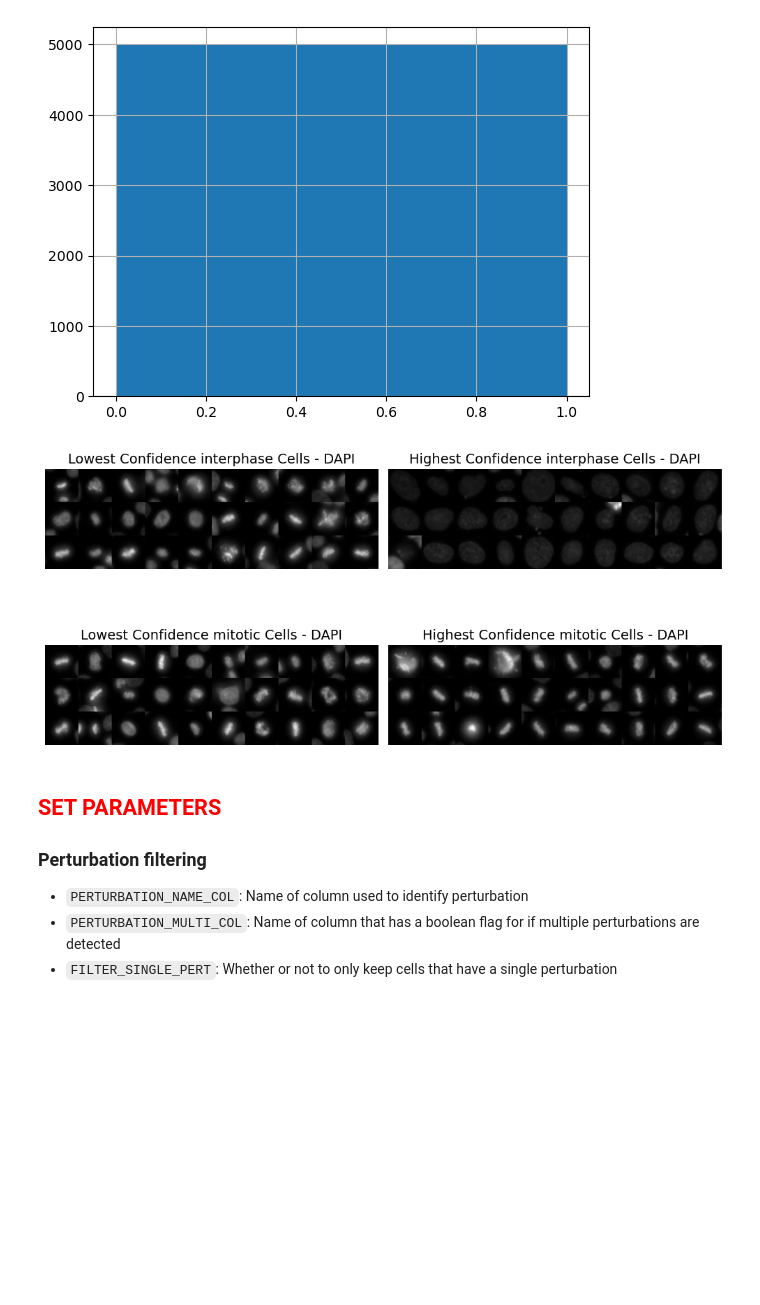
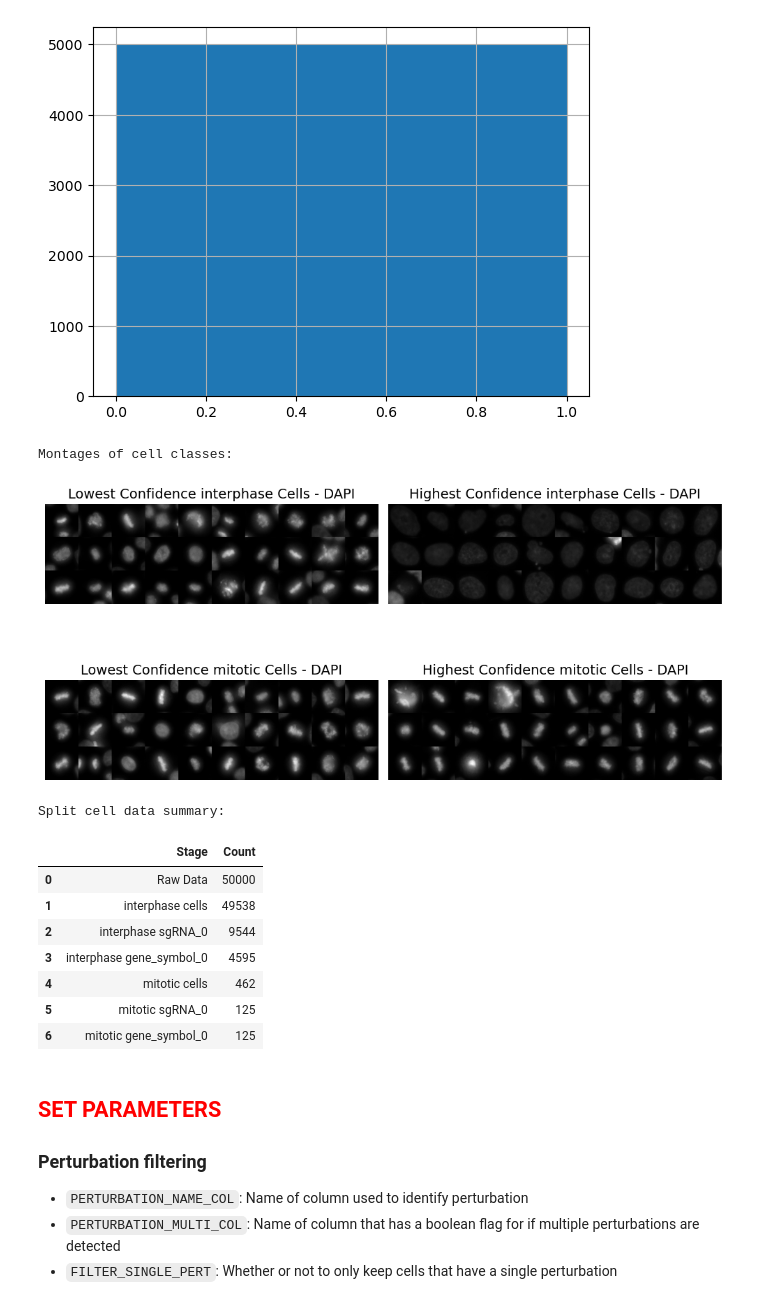
Before and after one commit to cheeseman-lab/brieflow-analysis, a Jupyter notebook: analysis/7.configure_aggregate_params.ipynb, the cells around one changed output. Drawn from its saved outputs; the diff is of its cells as text; code cells hidden in the pictures; blank space fills up the shorter version.

```diff
--- a/analysis/7.configure_aggregate_params.ipynb
+++ b/analysis/7.configure_aggregate_params.ipynb
@@ -163,33 +172,48 @@ for cell_class, cell_df in cell_class_dfs.items():
         montage = create_cell_montage(
             cell_data=cell_df,
             channels=config["phenotype"]["channel_names"],
             selection_params={
                 "method": "sorted",
                 "sort_by": "confidence",
                 "ascending": ascending,
             },
         )[MONTAGE_CHANNEL]
         montages.append(montage)
         titles.append(
             title_templates[ascending].format(
                 cell_class=cell_class, channel=MONTAGE_CHANNEL
             )
         )
 
 # Determine figure size dynamically
 num_rows = len(CELL_CLASSES)
 fig, axes = plt.subplots(num_rows, 2, figsize=(10, 3 * num_rows))
 
 # Display montages
 for ax, title, montage in zip(axes.flat, titles, montages):
     ax.imshow(montage, cmap="gray")
     ax.set_title(title, fontsize=14)
     ax.axis("off")
 
+print("Montages of cell classes:")
 plt.tight_layout()
 plt.show()
+
+print("Split cell data summary:")
+summary_df = summarize_cell_data(cell_data, CELL_CLASSES, COLLAPSE_COLS)
+summary_df
 # %% [output]
+Montages of cell classes:
 [figure]
+Split cell data summary:
+|  | Stage | Count |
+| 0 | Raw Data | 50000 |
+| 1 | interphase cells | 49538 |
+| 2 | interphase sgRNA_0 | 9544 |
+| 3 | interphase gene_symbol_0 | 4595 |
+| 4 | mitotic cells | 462 |
+| 5 | mitotic sgRNA_0 | 125 |
+| 6 | mitotic gene_symbol_0 | 125 |
 # %% [markdown]
 ## <font color='red'>SET PARAMETERS</font>
 
```
Also changed, not shown: parts of 12 cells of this notebook, 1 other file.
